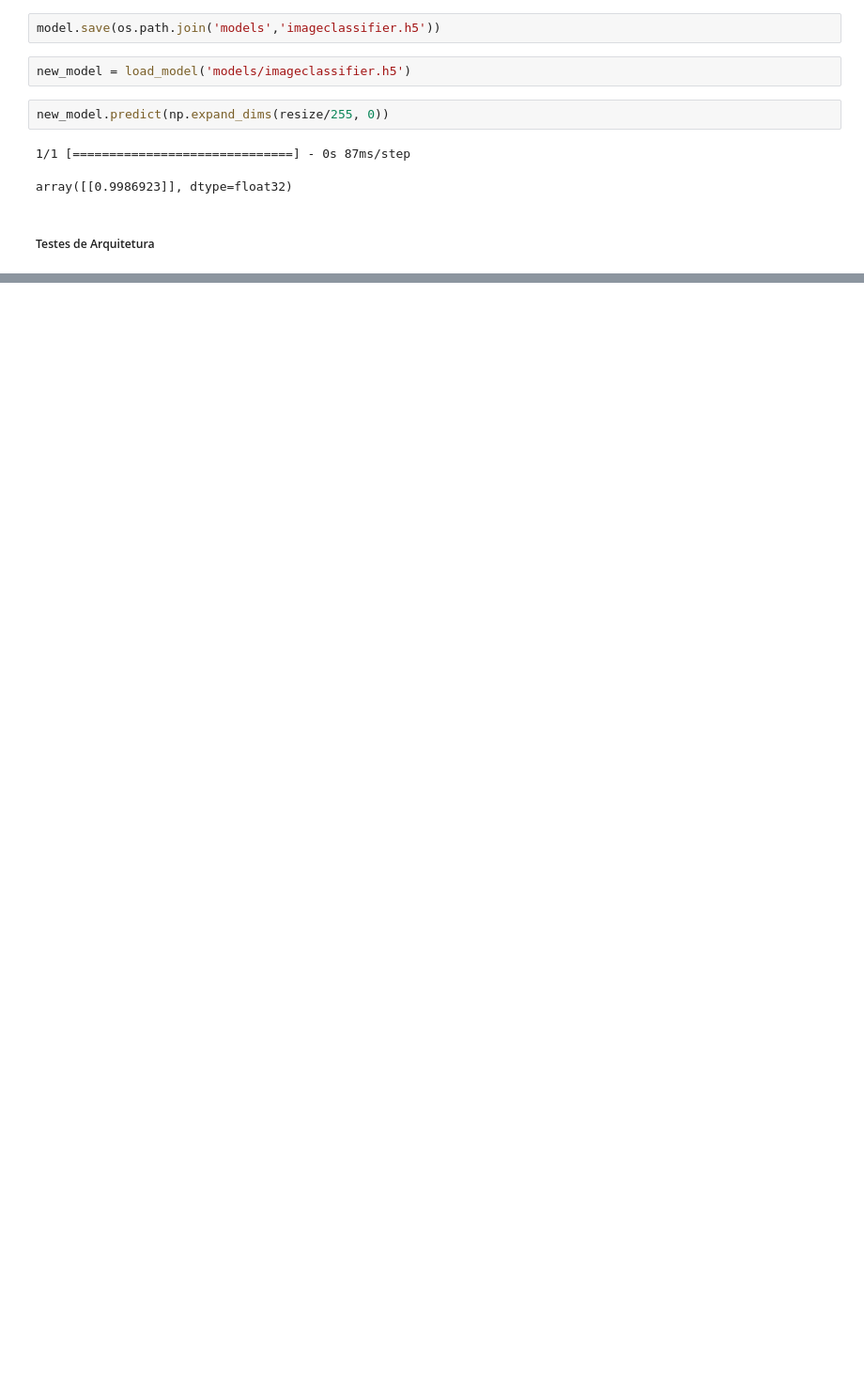
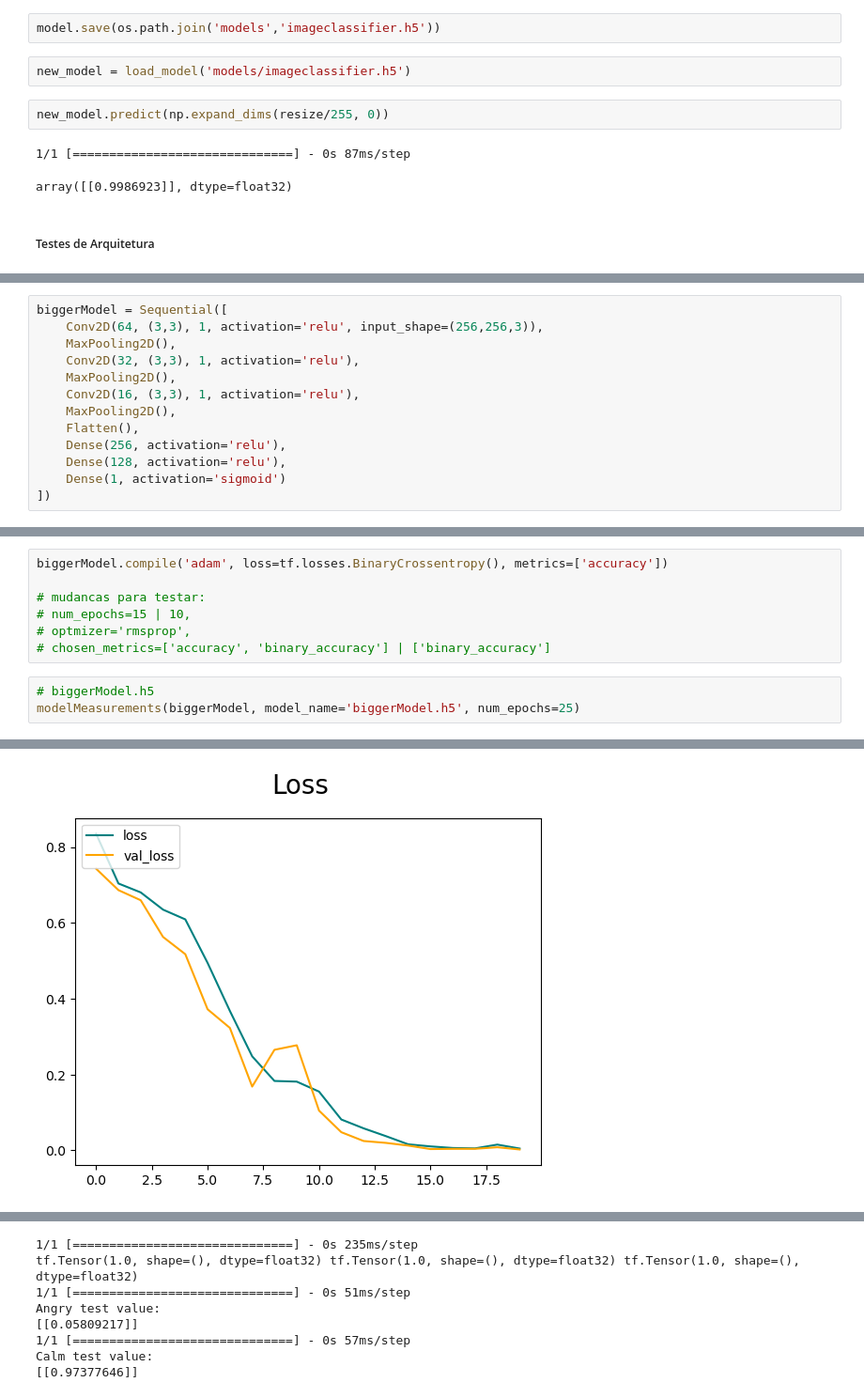
Before and after one commit to joaoHMeireles/Binary-Classification-Tests, a Jupyter notebook: BinaryClassificationTests.ipynb, the cells around one changed output, grey strips where cells are left out. Shown at 94% size. Cells and saved outputs as stored; diff of their text form; blank space fills up the shorter version.

```diff
--- a/BinaryClassificationTests.ipynb
+++ b/BinaryClassificationTests.ipynb
@@ -316,0 +474,13 @@ mnovoModelo.add(Conv2D(16, (3,3), 1, activation='relu', input_shape=(256,256,3))
+# %%
+biggerModel = Sequential([
+    Conv2D(64, (3,3), 1, activation='relu', input_shape=(256,256,3)),
+    MaxPooling2D(),
+    Conv2D(32, (3,3), 1, activation='relu'),
+    MaxPooling2D(),
+    Conv2D(16, (3,3), 1, activation='relu'),
+    MaxPooling2D(),
+    Flatten(),
+    Dense(256, activation='relu'),
+    Dense(128, activation='relu'),
+    Dense(1, activation='sigmoid')
+])
@@ -316,0 +507,11 @@ mnovoModelo.add(Conv2D(16, (3,3), 1, activation='relu', input_shape=(256,256,3))
+# %%
+biggerModel.compile('adam', loss=tf.losses.BinaryCrossentropy(), metrics=['accuracy'])
+
+# mudancas para testar:
+# num_epochs=15 | 10,
+# optmizer='rmsprop',
+# chosen_metrics=['accuracy', 'binary_accuracy'] | ['binary_accuracy']
+# %%
+# biggerModel.h5
+modelMeasurements(biggerModel, model_name='biggerModel.h5', num_epochs=25)
+# %% [output]
@@ -316,0 +535 @@ mnovoModelo.add(Conv2D(16, (3,3), 1, activation='relu', input_shape=(256,256,3))
+[figure, added]
@@ -316,0 +537,8 @@ mnovoModelo.add(Conv2D(16, (3,3), 1, activation='relu', input_shape=(256,256,3))
+1/1 [==============================] - 0s 235ms/step
+tf.Tensor(1.0, shape=(), dtype=float32) tf.Tensor(1.0, shape=(), dtype=float32) tf.Tensor(1.0, shape=(), dtype=float32)
+1/1 [==============================] - 0s 51ms/step
+Angry test value:
+[[0.05809217]]
+1/1 [==============================] - 0s 57ms/step
+Calm test value:
+[[0.97377646]]
```
Also changed, not shown: parts of 28 cells of this notebook, 10 other files.
